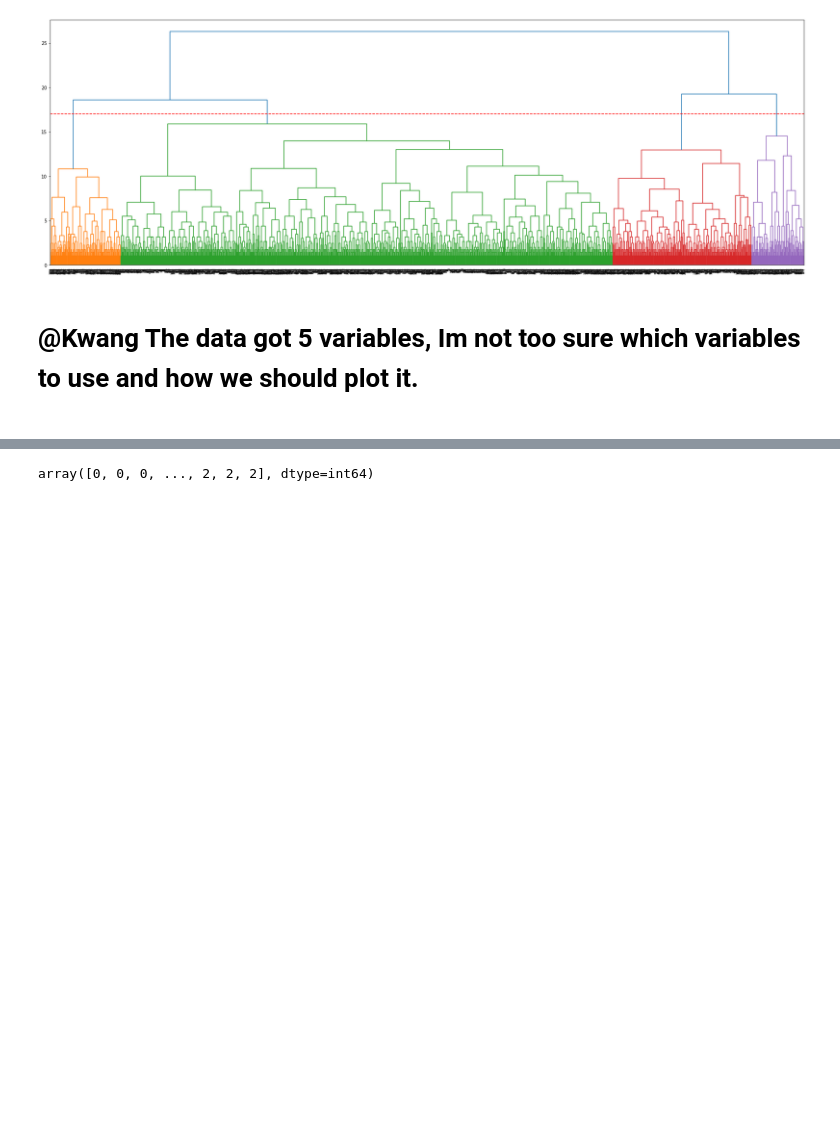
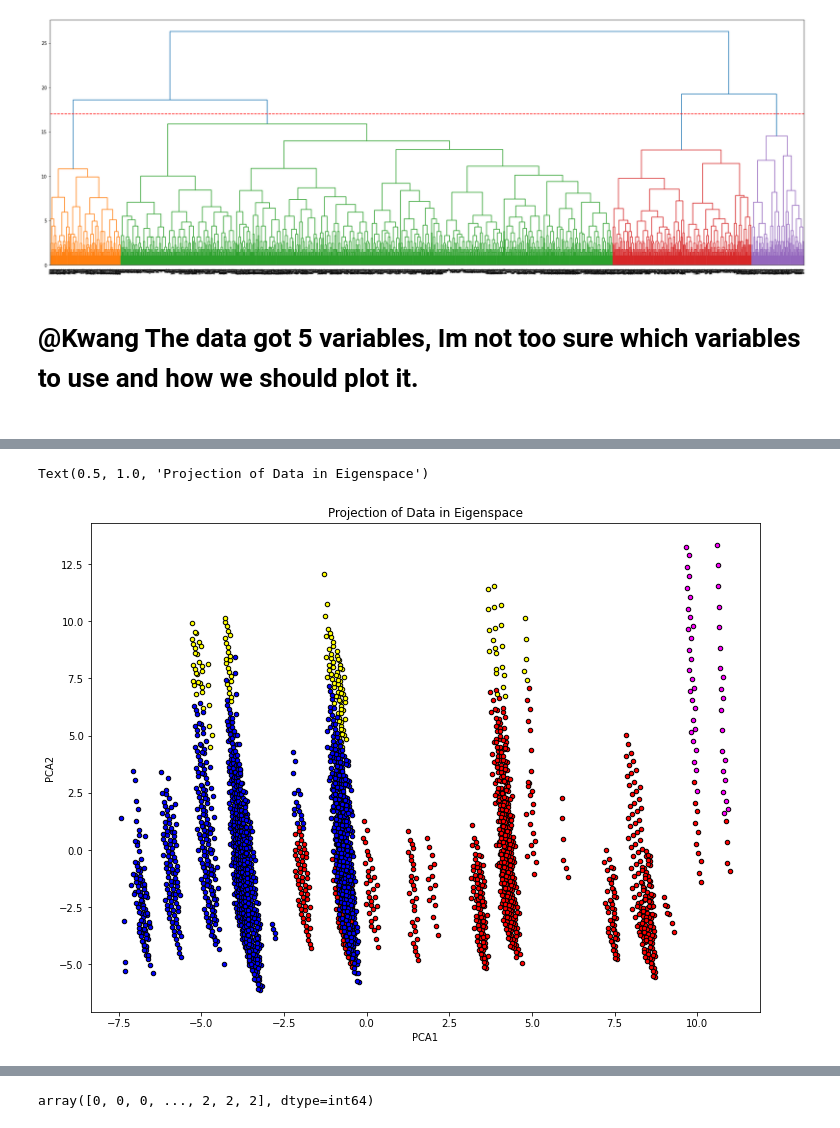
Before and after one commit to WeichenTeo/CSC3005-Data-Analytics, a Jupyter notebook: DataAnalytics.ipynb, the cells around one changed output, grey strips where cells are left out. Drawn from its saved outputs; the diff is of its cells as text; code cells hidden in the pictures; blank space fills up the shorter version.

```diff
--- a/DataAnalytics.ipynb
+++ b/DataAnalytics.ipynb
@@ -267,0 +300,25 @@ _ = pyplot.show()
+# %%
+cluster = AgglomerativeClustering(n_clusters=4, affinity='cosine', linkage='complete')
+hc = cluster.fit_predict(X)
+reds = hc == 0 #label
+yellow = hc == 1
+blue = hc == 2
+magenta = hc == 3
+
+plt.figure(figsize=(12,9))
+
+
+#select the two pc that added up to 80%
+plt.scatter(X_pca_2[reds, 0], X_pca_2[reds,1], c="red",s=20,edgecolor = 'k')
+plt.scatter(X_pca_2[black,0], X_pca_2[black,1],c="yellow", s=20,edgecolor = 'k')
+plt.scatter(X_pca_2[blue,0], X_pca_2[blue,1],c="blue", s=20,edgecolor = 'k')
+plt.scatter(X_pca_2[purple,0], X_pca_2[purple,1],c="magenta", s=20,edgecolor = 'k')
+
+
+
+plt.xlabel('PCA1')
+plt.ylabel('PCA2')
+plt.title('Projection of Data in Eigenspace')
+# %% [output]
+Text(0.5, 1.0, 'Projection of Data in Eigenspace')
+[figure, added]
```
Also changed, not shown: parts of 8 cells of this notebook.
